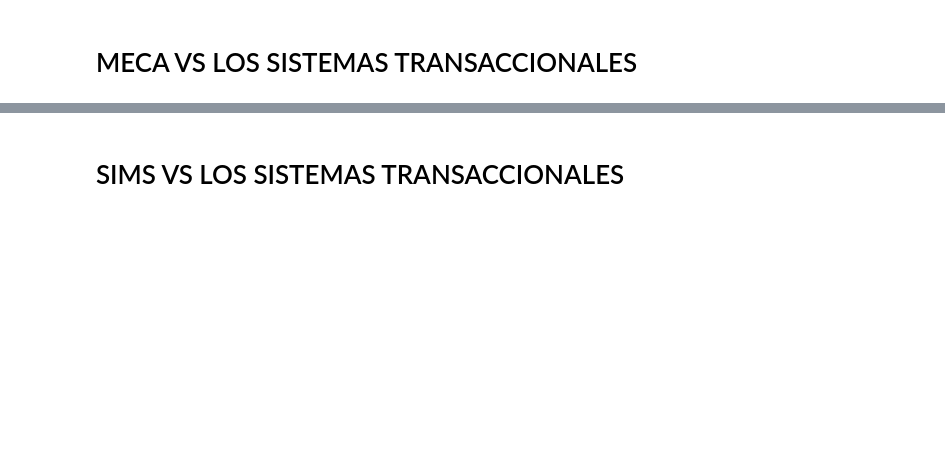
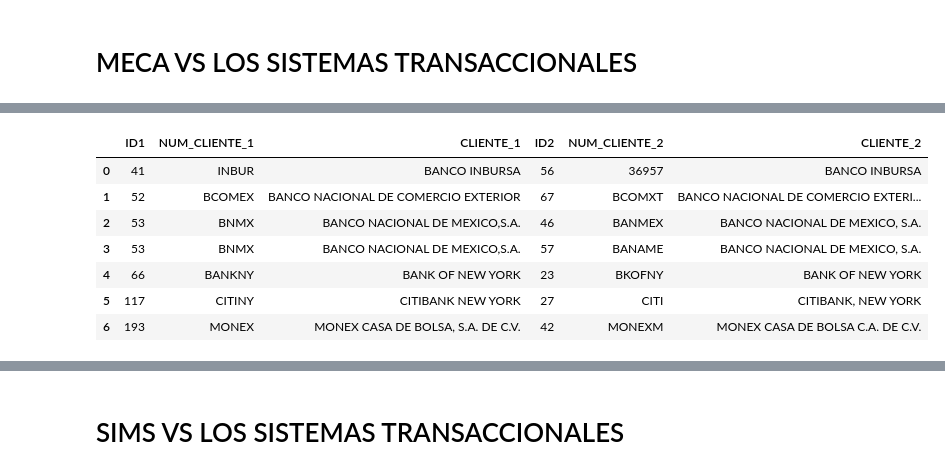
Before and after one commit to Ale1726/clientes_eda, a Jupyter notebook: tab_final.ipynb, the cells around one changed output, grey strips where cells are left out. Cells and saved outputs as stored; diff of their text form; code cells hidden in the pictures; blank space fills up the shorter version.

```diff
--- a/tab_final.ipynb
+++ b/tab_final.ipynb
@@ -229,3 +331,14 @@ def clts_repetidos(df_bus, dfs_comp, nombre_col, umbral_similitud, title):
+# %%
+dfs_compara[1]
+# %% [output]
+|  | ID1 | NUM_CLIENTE_1 | CLIENTE_1 | ID2 | NUM_CLIENTE_2 | CLIENTE_2 |
+| 0 | 41 | INBUR | BANCO INBURSA | 56 | 36957 | BANCO INBURSA |
+| 1 | 52 | BCOMEX | BANCO NACIONAL DE COMERCIO EXTERIOR | 67 | BCOMXT | BANCO NACIONAL DE COMERCIO EXTERI... |
+| 2 | 53 | BNMX | BANCO NACIONAL DE MEXICO,S.A. | 46 | BANMEX | BANCO NACIONAL DE MEXICO, S.A. |
+| 3 | 53 | BNMX | BANCO NACIONAL DE MEXICO,S.A. | 57 | BANAME | BANCO NACIONAL DE MEXICO, S.A. |
+| 4 | 66 | BANKNY | BANK OF NEW YORK | 23 | BKOFNY | BANK OF NEW YORK |
+| 5 | 117 | CITINY | CITIBANK NEW YORK | 27 | CITI | CITIBANK, NEW YORK |
+| 6 | 193 | MONEX | MONEX CASA DE BOLSA, S.A. DE C.V. | 42 | MONEXM | MONEX CASA DE BOLSA C.A. DE C.V. |
 # %%
 dfs_comp = [df_soi ,df_sims , df_sirac , df_sipe ,df_tas]
 grouped_df_meca, comparacion_meca = clts_repetidos( df_meca, dfs_comp, "NOMBRE_O_RAZON_SOCIAL", 93, "MECA y sistemas")
```
Also changed, not shown: parts of 33 cells of this notebook, 5 other files.
